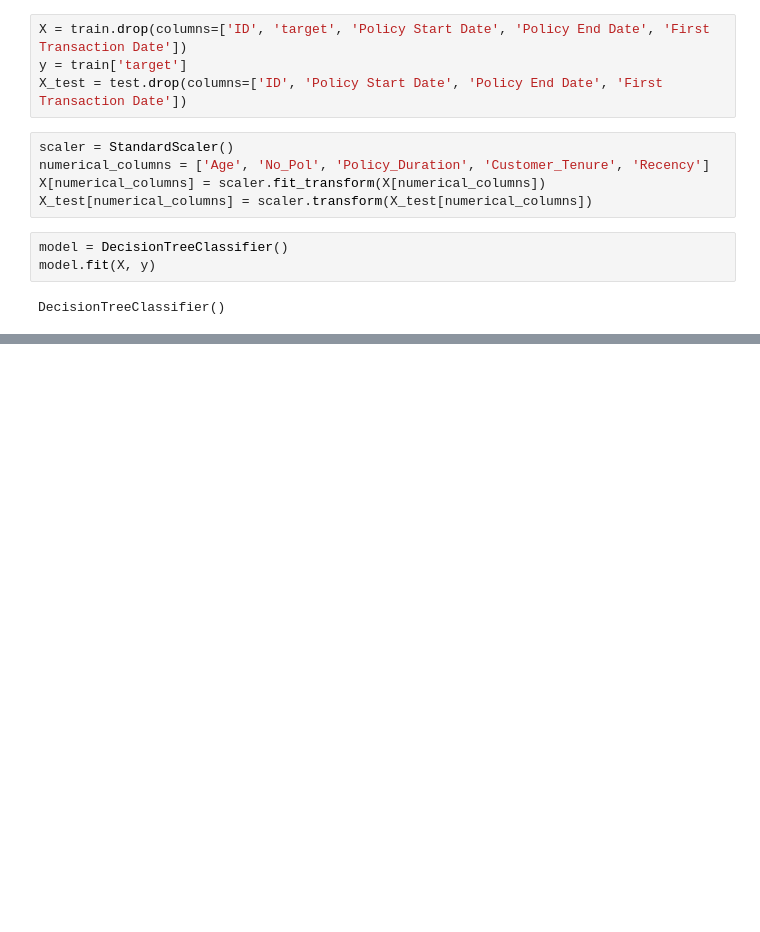
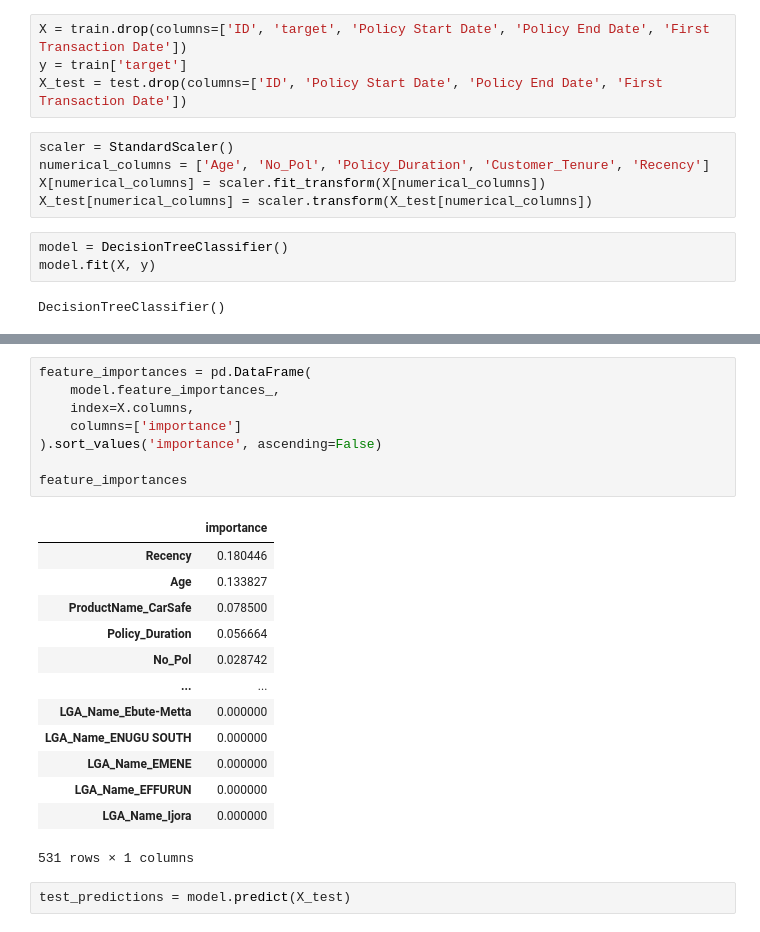
Before and after one commit to agnesnthabi/vehicle_insurance, a Jupyter notebook: notebooks/Python_StarterNotebook.ipynb, the cells around one changed output, grey strips where cells are left out. Saved outputs shown, nothing was run; the diff lists cells and outputs as text; blank space fills up the shorter version.

Commit message:
model building

```diff
--- a/notebooks/Python_StarterNotebook.ipynb
+++ b/notebooks/Python_StarterNotebook.ipynb
@@ -214,0 +236,24 @@ DecisionTreeClassifier()
+# %%
+feature_importances = pd.DataFrame(
+    model.feature_importances_,
+    index=X.columns,
+    columns=['importance']
+).sort_values('importance', ascending=False)
+
+feature_importances
+# %% [output]
+|  | importance |
+| Recency | 0.180446 |
+| Age | 0.133827 |
+| ProductName_CarSafe | 0.078500 |
+| Policy_Duration | 0.056664 |
+| No_Pol | 0.028742 |
+| ... | ... |
+| LGA_Name_Ebute-Metta | 0.000000 |
+| LGA_Name_ENUGU SOUTH | 0.000000 |
+| LGA_Name_EMENE | 0.000000 |
+| LGA_Name_EFFURUN | 0.000000 |
+| LGA_Name_Ijora | 0.000000 |
+531 rows × 1 columns
+# %%
+test_predictions = model.predict(X_test)
```
Also changed, not shown: parts of 5 cells of this notebook, 1 other file.
